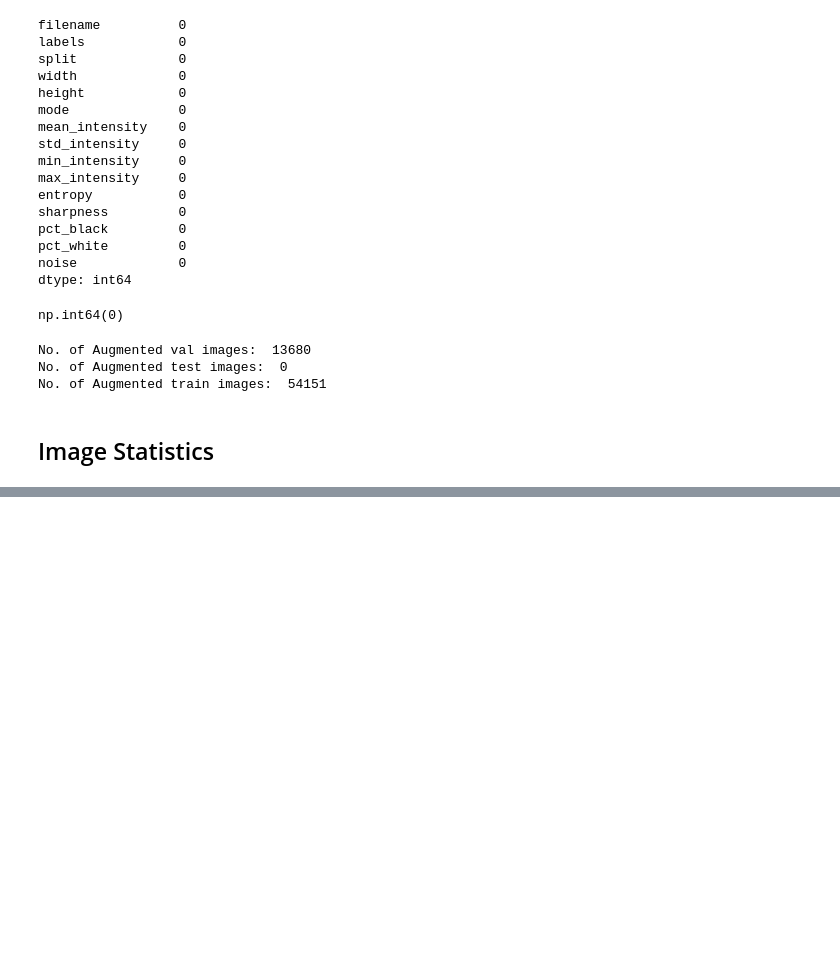
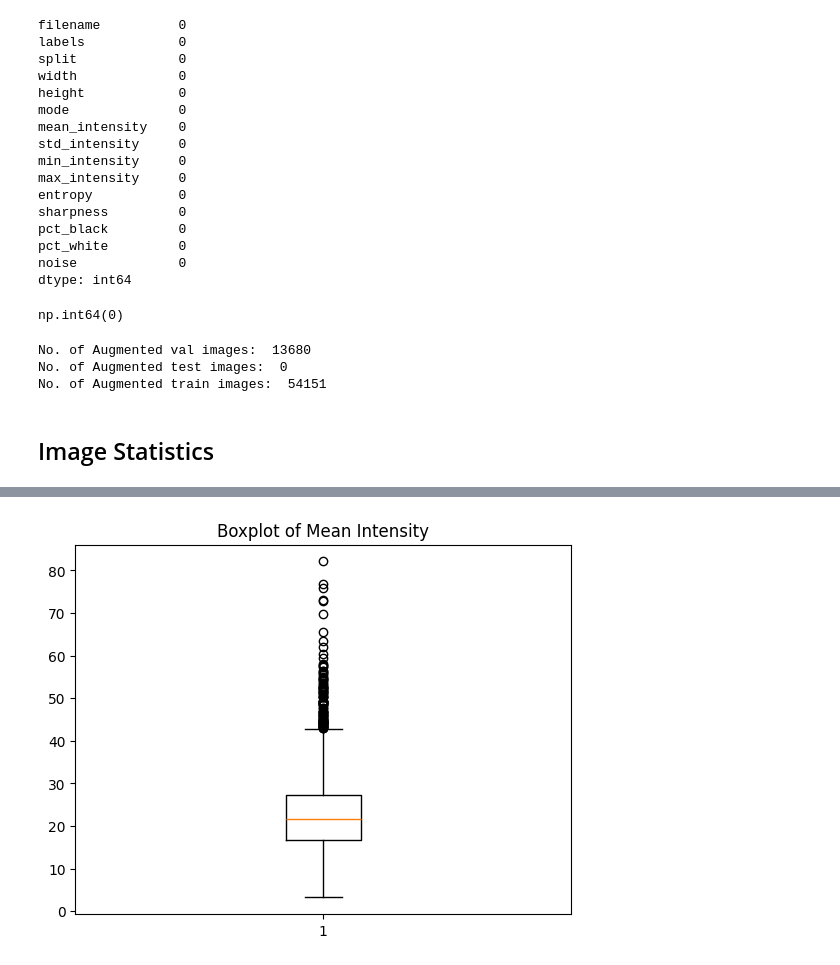
Before and after one commit to cillianmurphy45/MachineLearningCA, a Jupyter notebook: eda_cillian.ipynb, the cells around one changed output, grey strips where cells are left out. Drawn from its saved outputs; the diff is of its cells as text; code cells hidden in the pictures; blank space fills up the shorter version.

```diff
--- a/eda_cillian.ipynb
+++ b/eda_cillian.ipynb
@@ -189,0 +274,7 @@ No. of Augmented train images:  54151
+# %%
+plt.boxplot(data['std_intensity'])
+plt.title('Boxplot of Mean Intensity')
+plt.show()
+# Some outliers here above around 45
+# %% [output]
+[figure, added]
```
Also changed, not shown: parts of 86 cells of this notebook, 2 other files.
